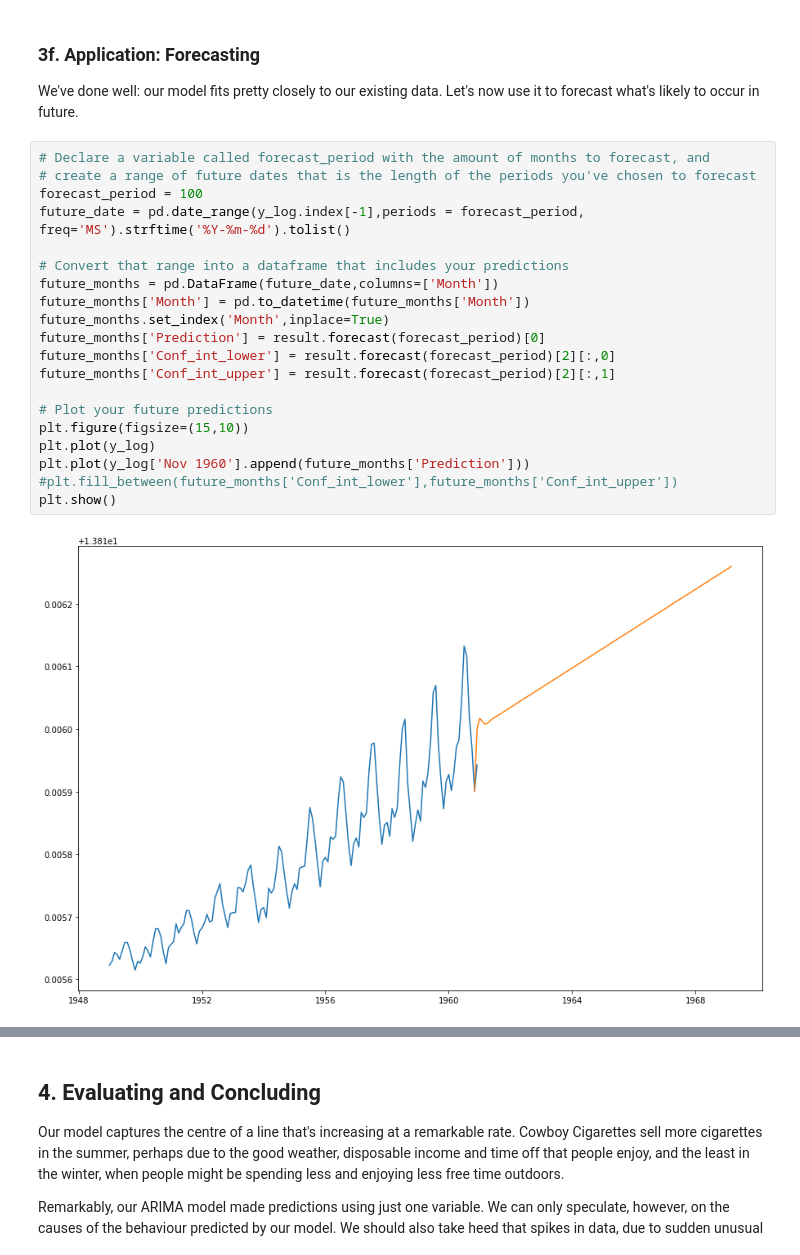
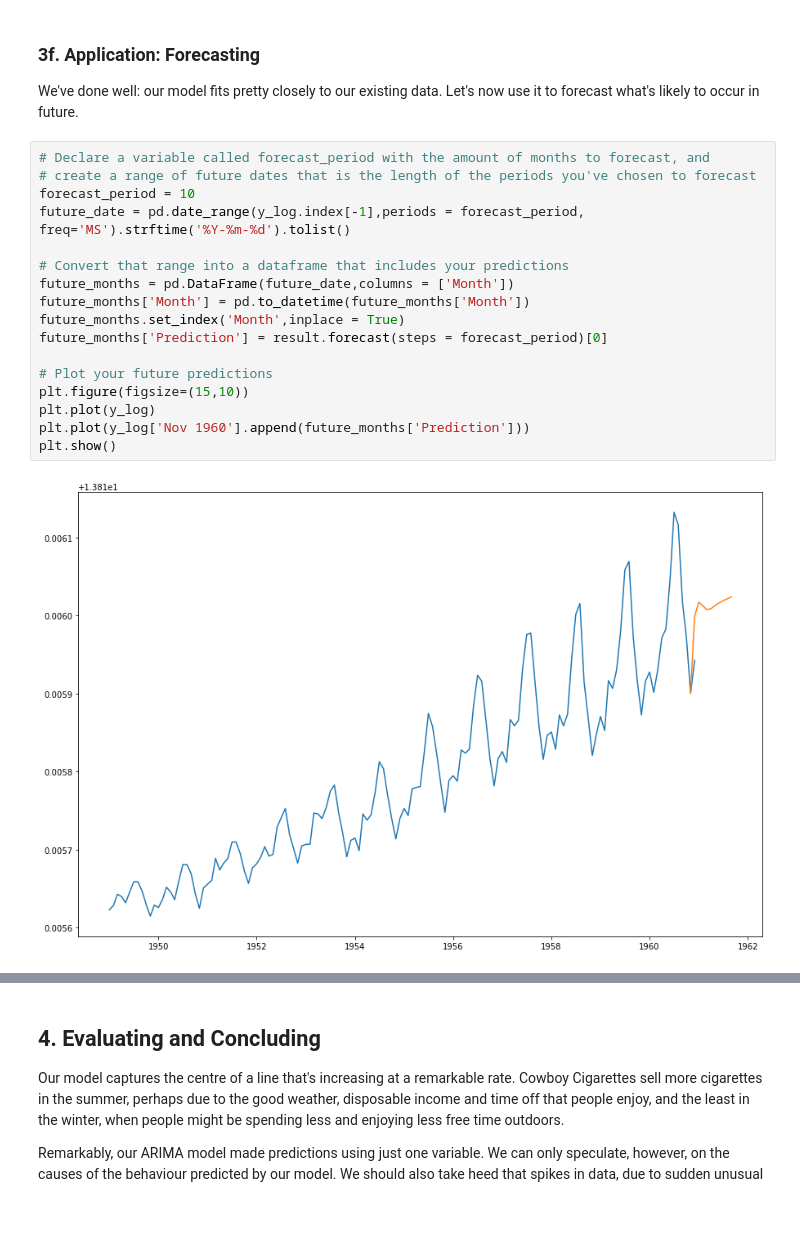
Before and after one commit to graceyu2020/Time_series, a Jupyter notebook: GraceYu_Cowboy Cigarettes Case Study - Tier 3.ipynb, the cells around one changed output, grey strips where cells are left out. Cells and saved outputs as stored; diff of their text form; blank space fills up the shorter version.

```diff
--- a/GraceYu_Cowboy Cigarettes Case Study - Tier 3.ipynb
+++ b/GraceYu_Cowboy Cigarettes Case Study - Tier 3.ipynb
@@ -423,22 +449,19 @@ We've done well: our model fits pretty closely to our existing data. Let's now u
 # %%
 # Declare a variable called forecast_period with the amount of months to forecast, and
 # create a range of future dates that is the length of the periods you've chosen to forecast
-forecast_period = 100
+forecast_period = 10
 future_date = pd.date_range(y_log.index[-1],periods = forecast_period, freq='MS').strftime('%Y-%m-%d').tolist()
 
 # Convert that range into a dataframe that includes your predictions
-future_months = pd.DataFrame(future_date,columns=['Month'])
+future_months = pd.DataFrame(future_date,columns = ['Month'])
 future_months['Month'] = pd.to_datetime(future_months['Month'])
-future_months.set_index('Month',inplace=True)
-future_months['Prediction'] = result.forecast(forecast_period)[0]
-future_months['Conf_int_lower'] = result.forecast(forecast_period)[2][:,0]
-future_months['Conf_int_upper'] = result.forecast(forecast_period)[2][:,1]
+future_months.set_index('Month',inplace = True)
+future_months['Prediction'] = result.forecast(steps = forecast_period)[0]
 
 # Plot your future predictions
 plt.figure(figsize=(15,10))
 plt.plot(y_log)
 plt.plot(y_log['Nov 1960'].append(future_months['Prediction']))
-#plt.fill_between(future_months['Conf_int_lower'],future_months['Conf_int_upper'])
 plt.show()
 # %% [output]
-[figure, old version]
+[figure, new version]
```
Also changed, not shown: parts of 11 cells of this notebook.
